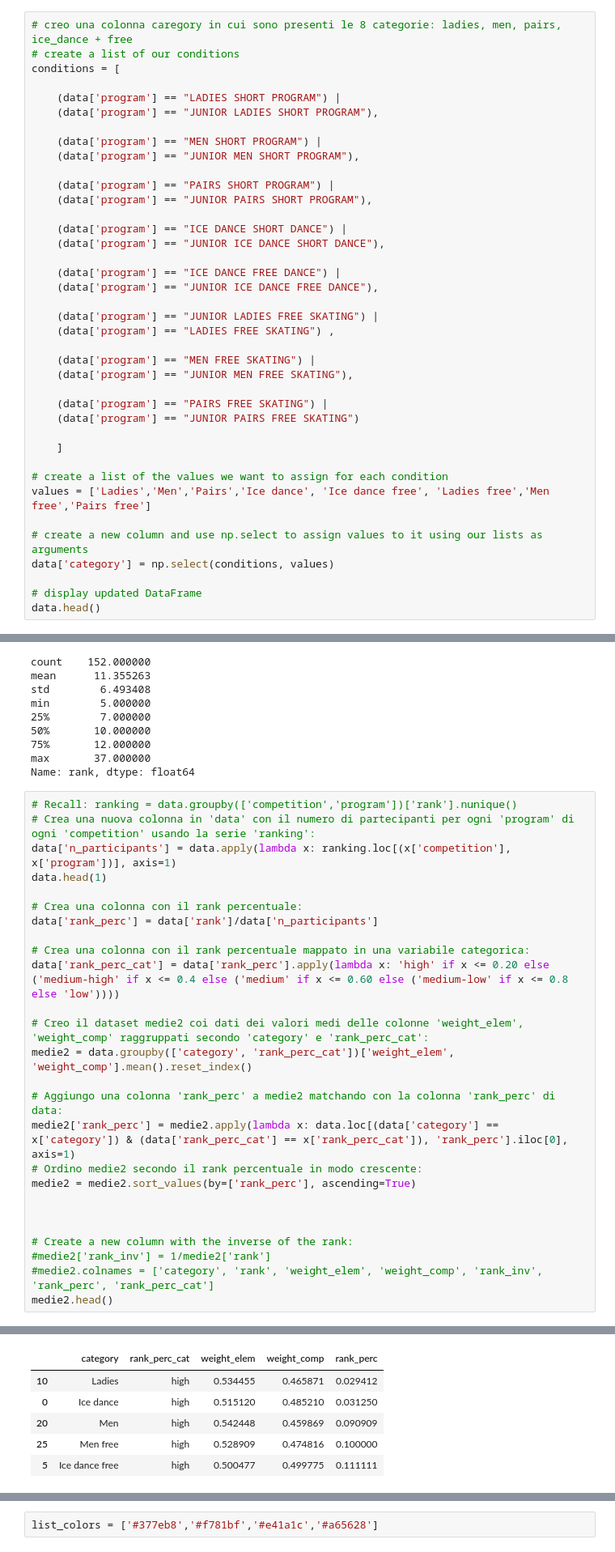
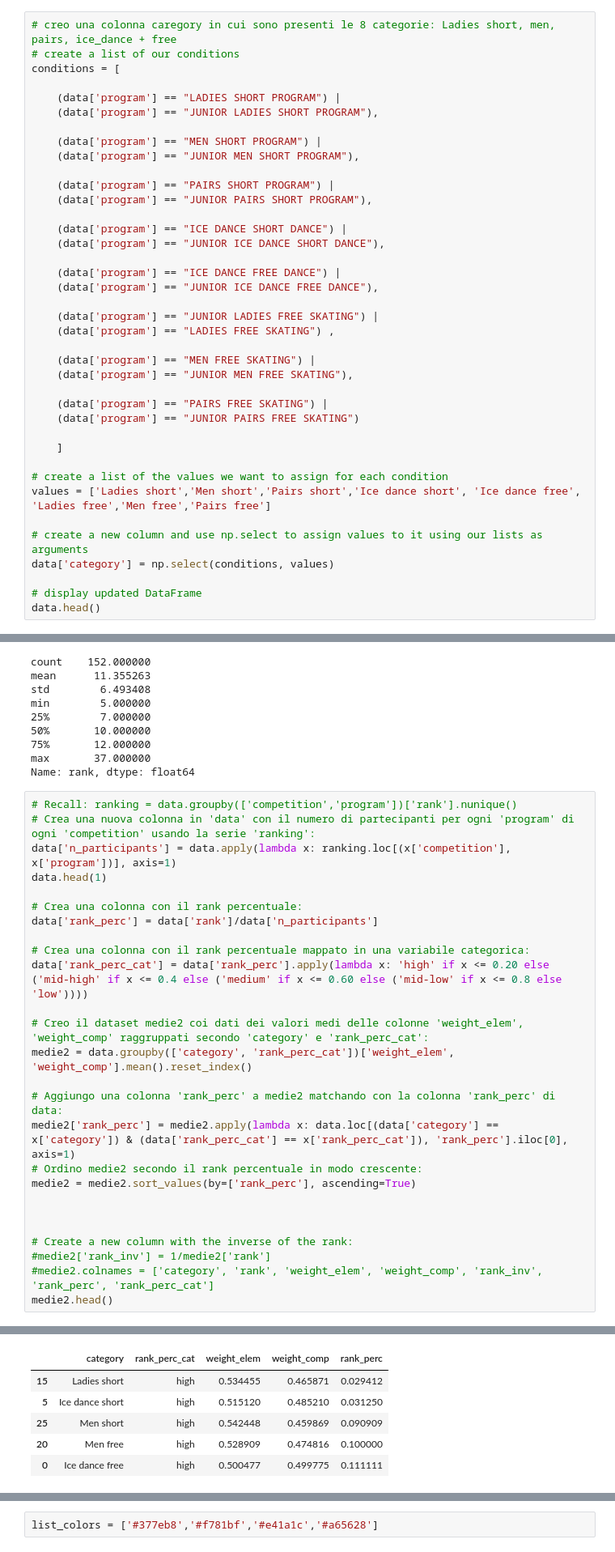
Before and after one commit to valinsogna/data_visualization_project, a Jupyter notebook: question_3.ipynb, the cells around one changed output, grey strips where cells are left out. Shown at 81% size. Saved outputs shown, nothing was run; the diff lists cells and outputs as text.

```diff
--- a/question_3.ipynb
+++ b/question_3.ipynb
@@ -75,6 +75,6 @@ JUNIOR LADIES FREE SKATING       11
 Name: program, dtype: int64
 # %%
-# creo una colonna caregory in cui sono presenti le 8 categorie: ladies, men, pairs, ice_dance + free
+# creo una colonna caregory in cui sono presenti le 8 categorie: Ladies short, men, pairs, ice_dance + free
 # create a list of our conditions
 conditions = [
 
@@ -105,7 +105,7 @@ conditions = [
     ]
 
 # create a list of the values we want to assign for each condition
-values = ['Ladies','Men','Pairs','Ice dance', 'Ice dance free', 'Ladies free','Men free','Pairs free']
+values = ['Ladies short','Men short','Pairs short','Ice dance short', 'Ice dance free', 'Ladies free','Men free','Pairs free']
 
 # create a new column and use np.select to assign values to it using our lists as arguments
 data['category'] = np.select(conditions, values)
@@ -429,37 +429,37 @@ Name: rank, dtype: float64
 # %%
 # Recall: ranking = data.groupby(['competition','program'])['rank'].nunique()
 # Crea una nuova colonna in 'data' con il numero di partecipanti per ogni 'program' di ogni 'competition' usando la serie 'ranking':
 data['n_participants'] = data.apply(lambda x: ranking.loc[(x['competition'], x['program'])], axis=1)
 data.head(1)
 
 # Crea una colonna con il rank percentuale:
 data['rank_perc'] = data['rank']/data['n_participants']
 
 # Crea una colonna con il rank percentuale mappato in una variabile categorica:
-data['rank_perc_cat'] = data['rank_perc'].apply(lambda x: 'high' if x <= 0.20 else ('medium-high' if x <= 0.4 else ('medium' if x <= 0.60 else ('medium-low' if x <= 0.8 else 'low'))))
+data['rank_perc_cat'] = data['rank_perc'].apply(lambda x: 'high' if x <= 0.20 else ('mid-high' if x <= 0.4 else ('medium' if x <= 0.60 else ('mid-low' if x <= 0.8 else 'low'))))
 
 # Creo il dataset medie2 coi dati dei valori medi delle colonne 'weight_elem', 'weight_comp' raggruppati secondo 'category' e 'rank_perc_cat':
 medie2 = data.groupby(['category', 'rank_perc_cat'])['weight_elem', 'weight_comp'].mean().reset_index()
 
 # Aggiungo una colonna 'rank_perc' a medie2 matchando con la colonna 'rank_perc' di data:
 medie2['rank_perc'] = medie2.apply(lambda x: data.loc[(data['category'] == x['category']) & (data['rank_perc_cat'] == x['rank_perc_cat']), 'rank_perc'].iloc[0], axis=1)
 # Ordino medie2 secondo il rank percentuale in modo crescente:
 medie2 = medie2.sort_values(by=['rank_perc'], ascending=True)
 
 
 
 # Create a new column with the inverse of the rank:
 #medie2['rank_inv'] = 1/medie2['rank']
 #medie2.colnames = ['category', 'rank', 'weight_elem', 'weight_comp', 'rank_inv', 'rank_perc', 'rank_perc_cat']
 medie2.head()
 # %% [output]
 Indexing with multiple keys (implicitly converted to a tuple of keys) will be deprecated, use a list instead.
 |  | category | rank_perc_cat | weight_elem | weight_comp | rank_perc |
-| 10 | Ladies | high | 0.534455 | 0.465871 | 0.029412 |
-| 0 | Ice dance | high | 0.515120 | 0.485210 | 0.031250 |
-| 20 | Men | high | 0.542448 | 0.459869 | 0.090909 |
-| 25 | Men free | high | 0.528909 | 0.474816 | 0.100000 |
-| 5 | Ice dance free | high | 0.500477 | 0.499775 | 0.111111 |
+| 15 | Ladies short | high | 0.534455 | 0.465871 | 0.029412 |
+| 5 | Ice dance short | high | 0.515120 | 0.485210 | 0.031250 |
+| 25 | Men short | high | 0.542448 | 0.459869 | 0.090909 |
+| 20 | Men free | high | 0.528909 | 0.474816 | 0.100000 |
+| 0 | Ice dance free | high | 0.500477 | 0.499775 | 0.111111 |
 # %%
 medie2.tail()
 # %% [output]
```
Also changed, not shown: parts of 16 cells of this notebook, 4 other files.
